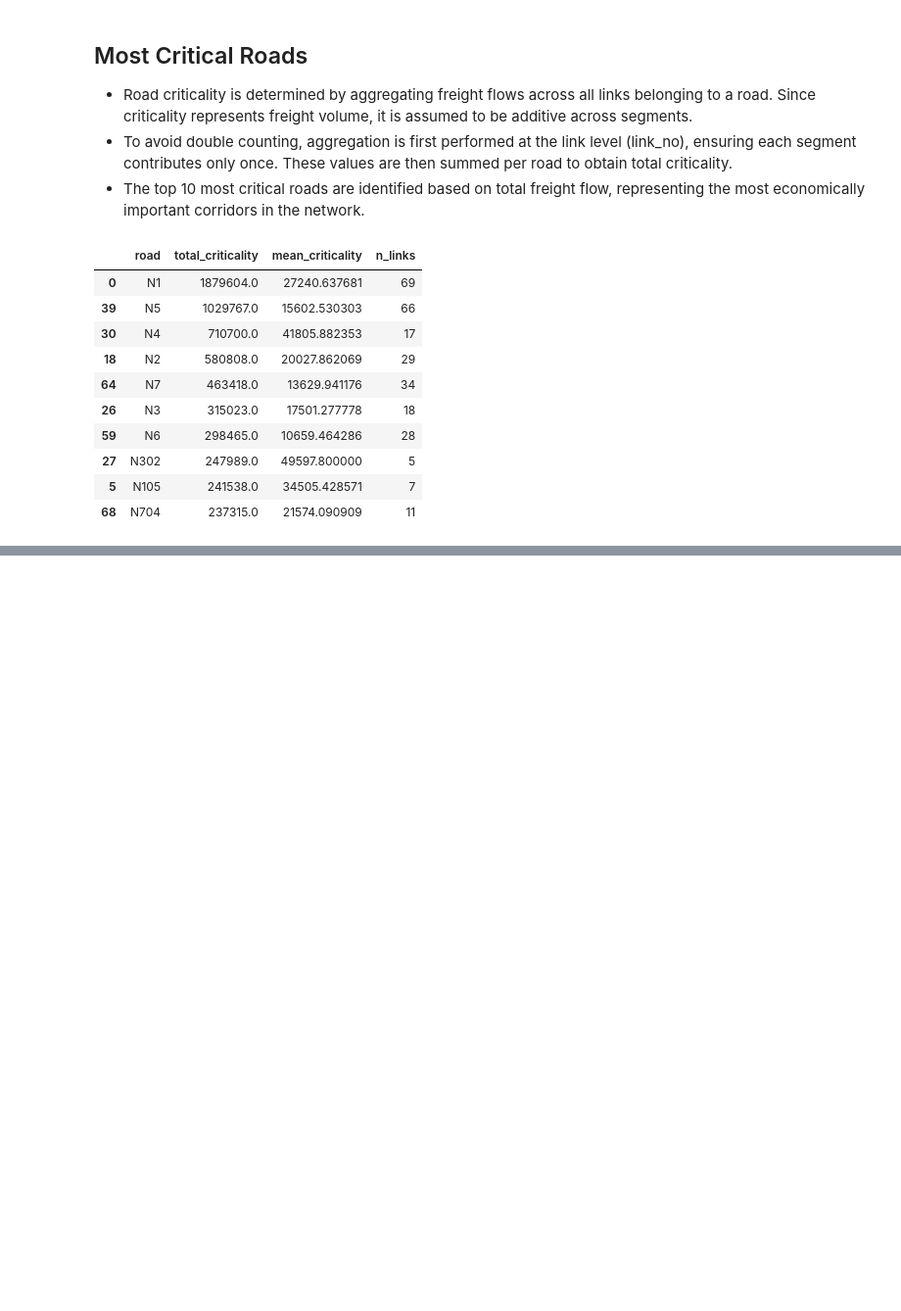
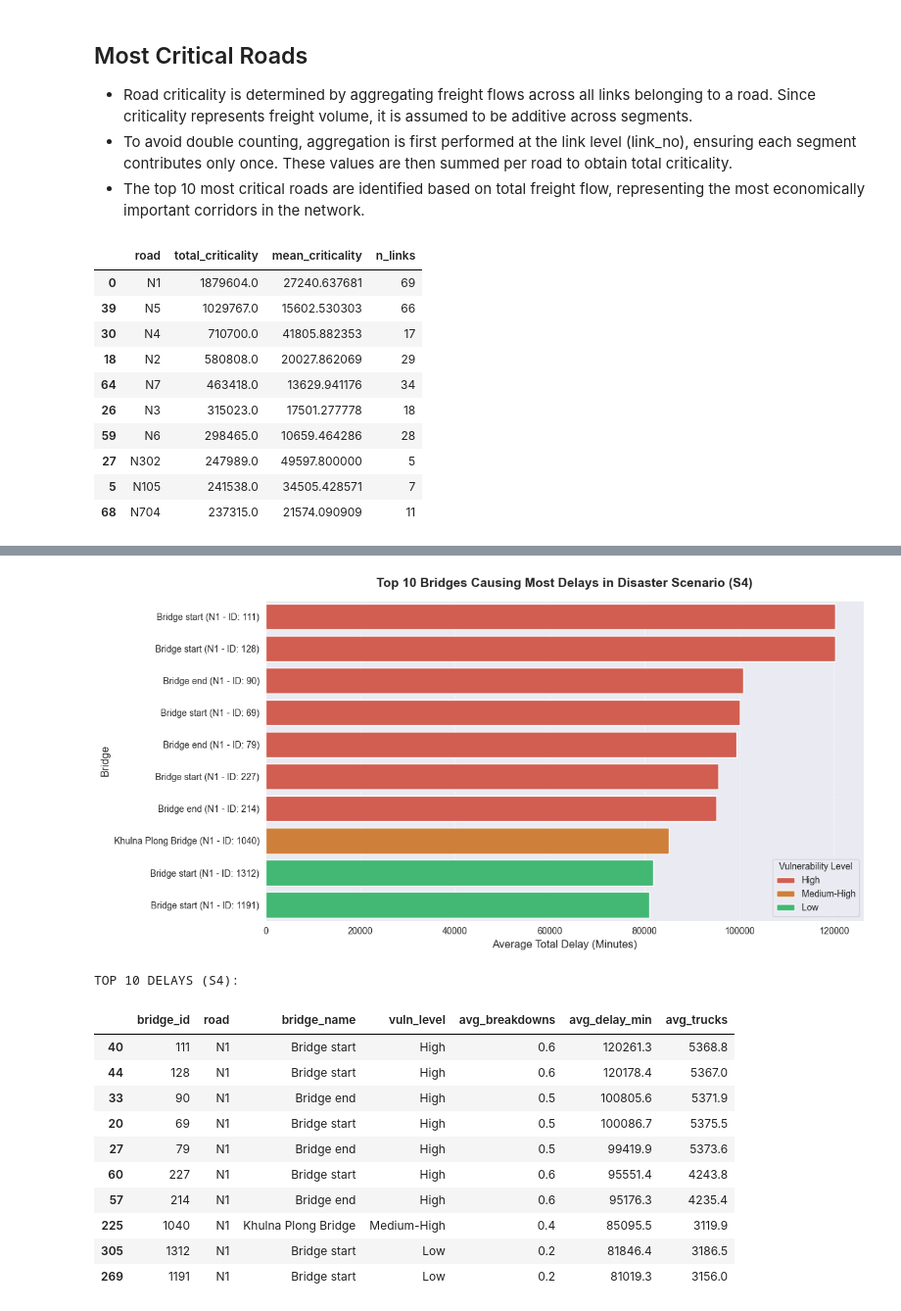
Before and after one commit to MeikeHR/EPA133a-G02-A4, a Jupyter notebook: EPA1352-G02-A4/notebook/Data Analysis.ipynb, the cells around one changed output, grey strips where cells are left out. Shown at 98% size. Drawn from its saved outputs; the diff is of its cells as text; code cells hidden in the pictures; blank space fills up the shorter version.

```diff
--- a/EPA1352-G02-A4/notebook/Data Analysis.ipynb
+++ b/EPA1352-G02-A4/notebook/Data Analysis.ipynb
@@ -944,0 +1029,64 @@ plt.show()
+# %%
+import pandas as pd
+import matplotlib.pyplot as plt
+import seaborn as sns
+
+# load simulation data for S4
+s4_path = '../model/results simulation/bridges_S4.csv'
+
+try:
+    df_s4 = pd.read_csv(s4_path)
+except FileNotFoundError:
+    raise FileNotFoundError(f"Error: Could not find {s4_path}.")
+
+# calculate average delay and breakdowns
+delay_agg = df_s4.groupby(['bridge_id', 'bridge_name', 'road', 'condition', 'vulnerability_score', 'vuln_level']).agg(
+    avg_delay_min=('total_delay_min', 'mean'),
+    avg_breakdowns=('breakdown_count', 'mean'),
+    avg_trucks=('trucks_passed', 'mean')
+).reset_index()
+
+# top 10 bottlenecks by delay
+top_delays = delay_agg.sort_values(by='avg_delay_min', ascending=False).head(10)
+
+# compare
+plt.figure(figsize=(12, 6), facecolor='white')
+
+# create labels for y-axis WITH ID to prevent merging identical names
+top_delays['label'] = top_delays['bridge_name'] + ' (' + top_delays['road'] + ' - ID: ' + top_delays['bridge_id'].astype(str) + ')'
+
+sns.barplot(
+    data=top_delays,
+    x='avg_delay_min',
+    y='label',
+    hue='vuln_level',
+    dodge=False,
+    palette={'High': '#e74c3c', 'Medium-High': '#e67e22', 'Medium-Low': '#f1c40f', 'Low': '#2ecc71'}
+)
+
+plt.title('Top 10 Bridges Causing Most Delays in Disaster Scenario (S4)', fontsize=14, fontweight='bold', pad=15)
+plt.xlabel('Average Total Delay (Minutes)', fontsize=12)
+plt.ylabel('Bridge', fontsize=12)
+plt.grid(axis='x', linestyle='--', alpha=0.7)
+plt.legend(title='Vulnerability Level', loc='lower right')
+
+plt.tight_layout()
+plt.savefig('top_10_delays_S4.png', dpi=150, bbox_inches='tight')
+plt.show()
+
+print("\nTOP 10 DELAYS (S4):")
+display(top_delays[['bridge_id', 'road', 'bridge_name', 'vuln_level', 'avg_breakdowns', 'avg_delay_min', 'avg_trucks']])
+# %% [output]
+[figure, added]
+TOP 10 DELAYS (S4):
+|  | bridge_id | road | bridge_name | vuln_level | avg_breakdowns | avg_delay_min | avg_trucks |
+| 40 | 111 | N1 | Bridge start | High | 0.6 | 120261.3 | 5368.8 |
+| 44 | 128 | N1 | Bridge start | High | 0.6 | 120178.4 | 5367.0 |
+| 33 | 90 | N1 | Bridge end | High | 0.5 | 100805.6 | 5371.9 |
+| 20 | 69 | N1 | Bridge start | High | 0.5 | 100086.7 | 5375.5 |
+| 27 | 79 | N1 | Bridge end | High | 0.5 | 99419.9 | 5373.6 |
+| 60 | 227 | N1 | Bridge start | High | 0.6 | 95551.4 | 4243.8 |
+| 57 | 214 | N1 | Bridge end | High | 0.6 | 95176.3 | 4235.4 |
+| 225 | 1040 | N1 | Khulna Plong Bridge | Medium-High | 0.4 | 85095.5 | 3119.9 |
+| 305 | 1312 | N1 | Bridge start | Low | 0.2 | 81846.4 | 3186.5 |
+| 269 | 1191 | N1 | Bridge start | Low | 0.2 | 81019.3 | 3156.0 |
```
Also changed, not shown: parts of 15 cells of this notebook, 5 other files.
